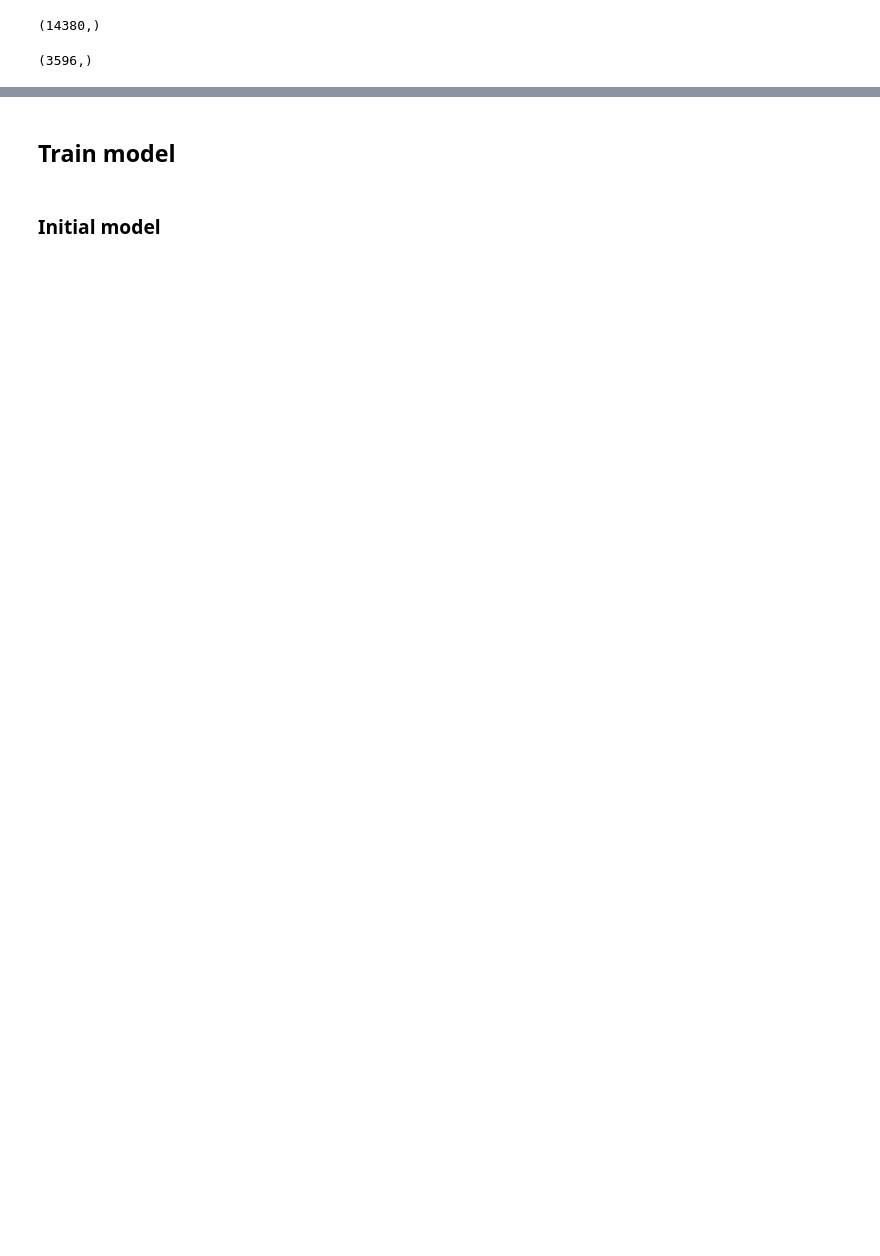
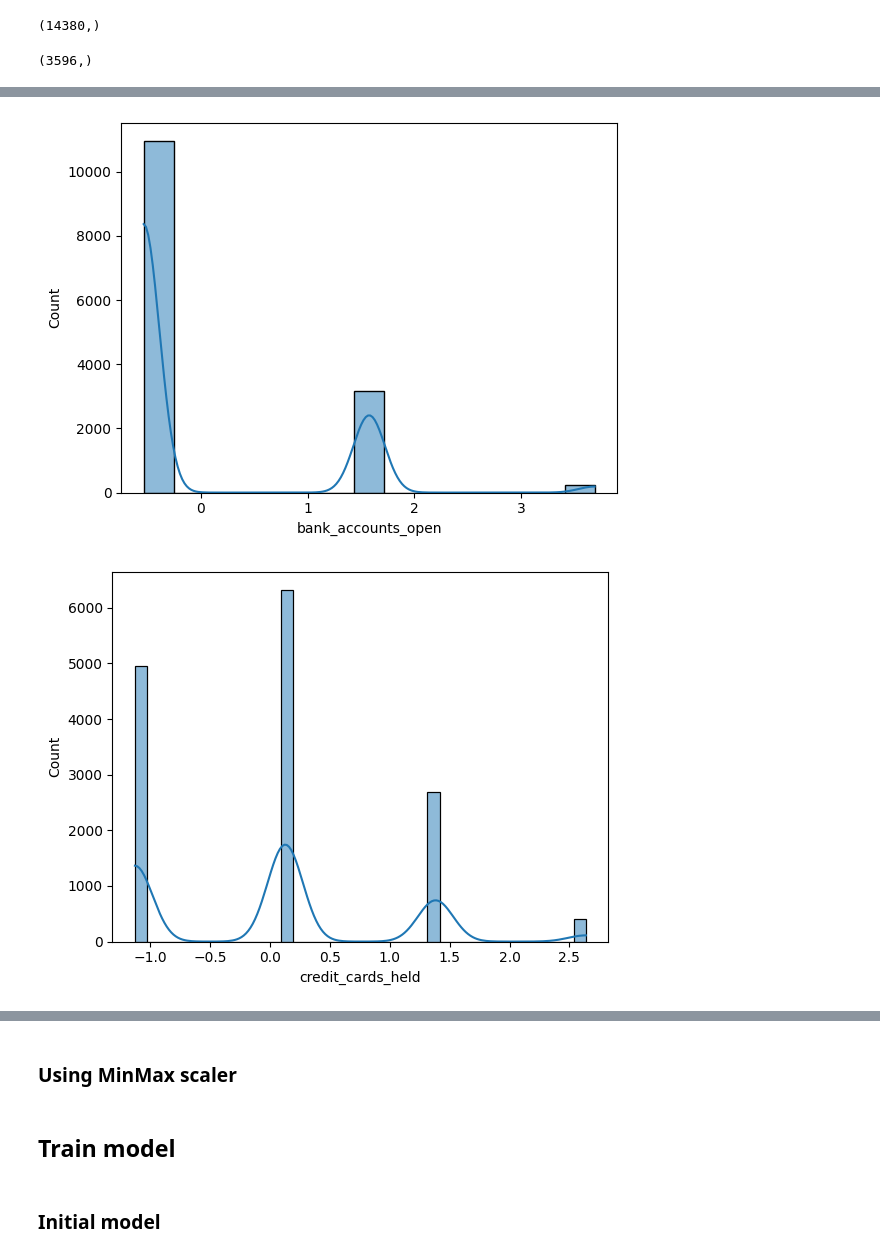
Before and after one commit to LeonardoOlmos/credit-card-offer, a Jupyter notebook: credit_card_offer_classification.ipynb, the cells around one changed output, grey strips where cells are left out. Cells and saved outputs as stored; diff of their text form; code cells hidden in the pictures; blank space fills up the shorter version.

Commit message:
[UPDATE] notebook by adding standard scaler

```diff
--- a/credit_card_offer_classification.ipynb
+++ b/credit_card_offer_classification.ipynb
@@ -424,0 +438,6 @@ y_test.shape
+# %%
+scaler = StandardScaler()
+# %%
+X_train_scaler = scaler.fit_transform(X_train[numerical_data.drop(columns = ['offer_accepted']).columns])
+# %%
+X_train_scaler = pd.DataFrame(X_train_scaler, columns=numerical_data.drop(columns = ['offer_accepted']).columns)
@@ -424,0 +460,7 @@ y_test.shape
+# %%
+for column in X_train_scaler.columns:
+    sns.histplot(X_train_scaler[column], kde = True)
+    plt.show()
+# %% [output]
+[figure, added]
+[figure, added]
@@ -425,3 +473,5 @@ y_test.shape
+# %% [markdown]
+### Using MinMax scaler
 # %% [markdown]
 ## Train model
 # %% [markdown]
```
Also changed, not shown: parts of 79 cells of this notebook.
